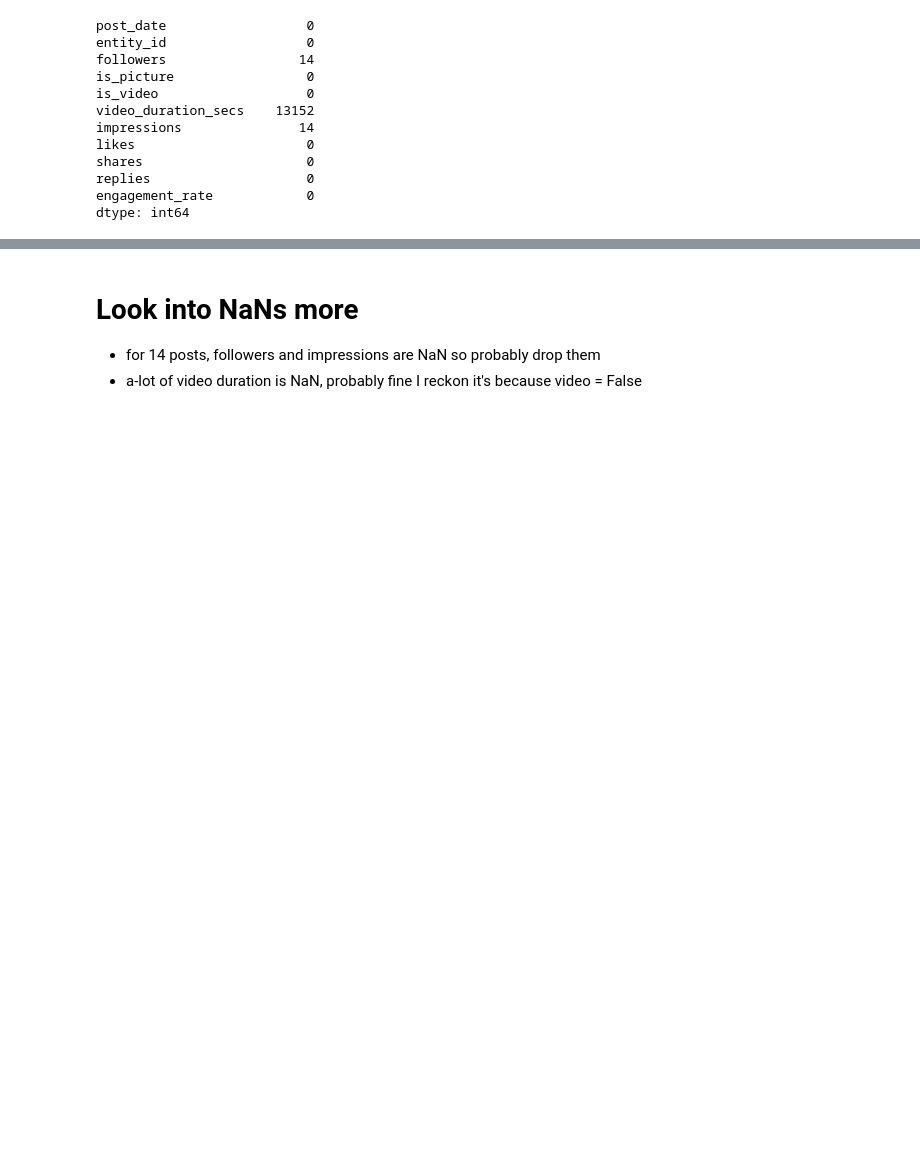
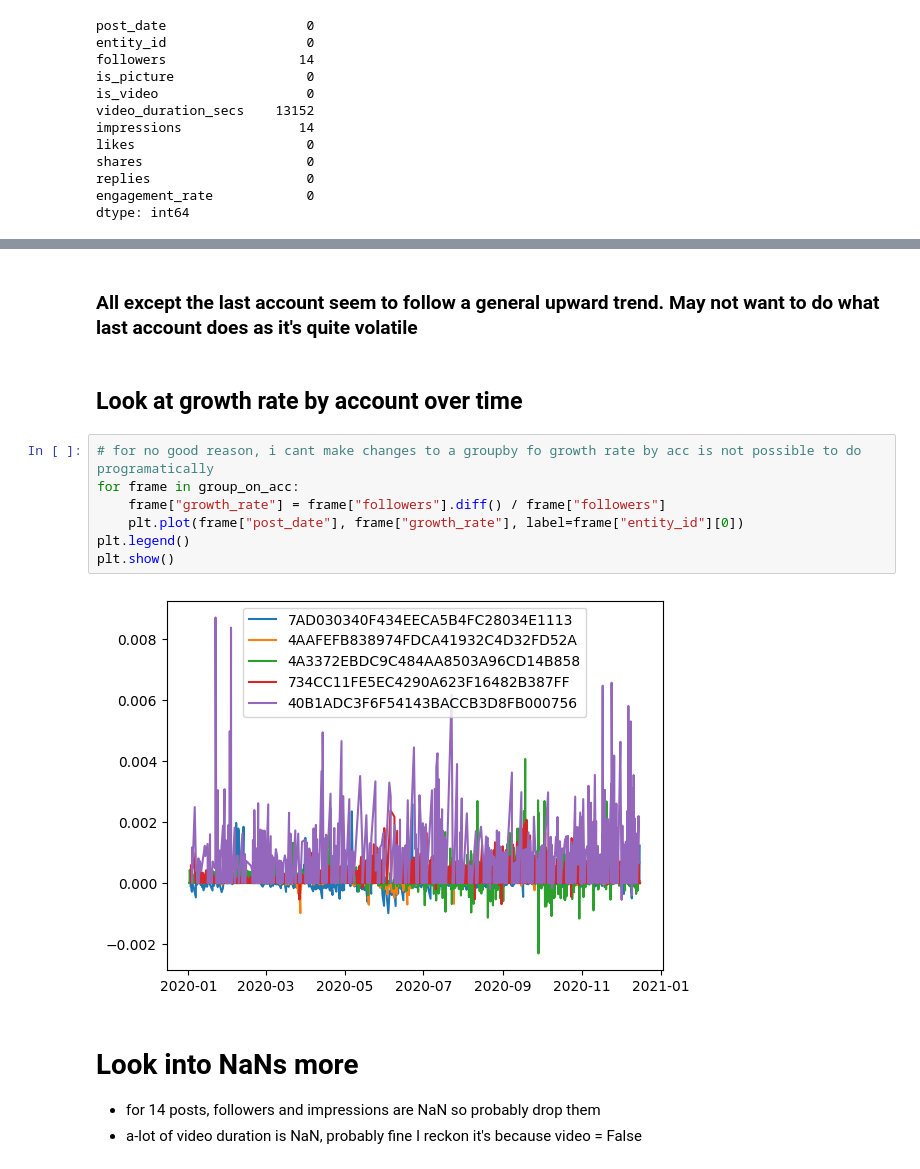
Before and after one commit to allan-gon/eg_thing, a Jupyter notebook: src/eda.ipynb, the cells around one changed output, grey strips where cells are left out. Cells and saved outputs as stored; diff of their text form; blank space fills up the shorter version.

```diff
--- a/src/eda.ipynb
+++ b/src/eda.ipynb
@@ -73,3 +176,16 @@ df[df.followers.isnull()]
+# %% [markdown]
+### All except the last account seem to follow a general upward trend. May not want to do what last account does as it's quite volatile
+# %% [markdown]
+## Look at growth rate by account over time
+# %%
+# for no good reason, i cant make changes to a groupby fo growth rate by acc is not possible to do programatically
+for frame in group_on_acc:
+    frame["growth_rate"] = frame["followers"].diff() / frame["followers"]
+    plt.plot(frame["post_date"], frame["growth_rate"], label=frame["entity_id"][0])
+plt.legend()
+plt.show()
+# %% [output]
+[figure, added]
 # %% [markdown]
 # Look into NaNs more
 - for 14 posts, followers and impressions are NaN so probably drop them
```
Also changed, not shown: parts of 37 cells of this notebook, 2 other files.
